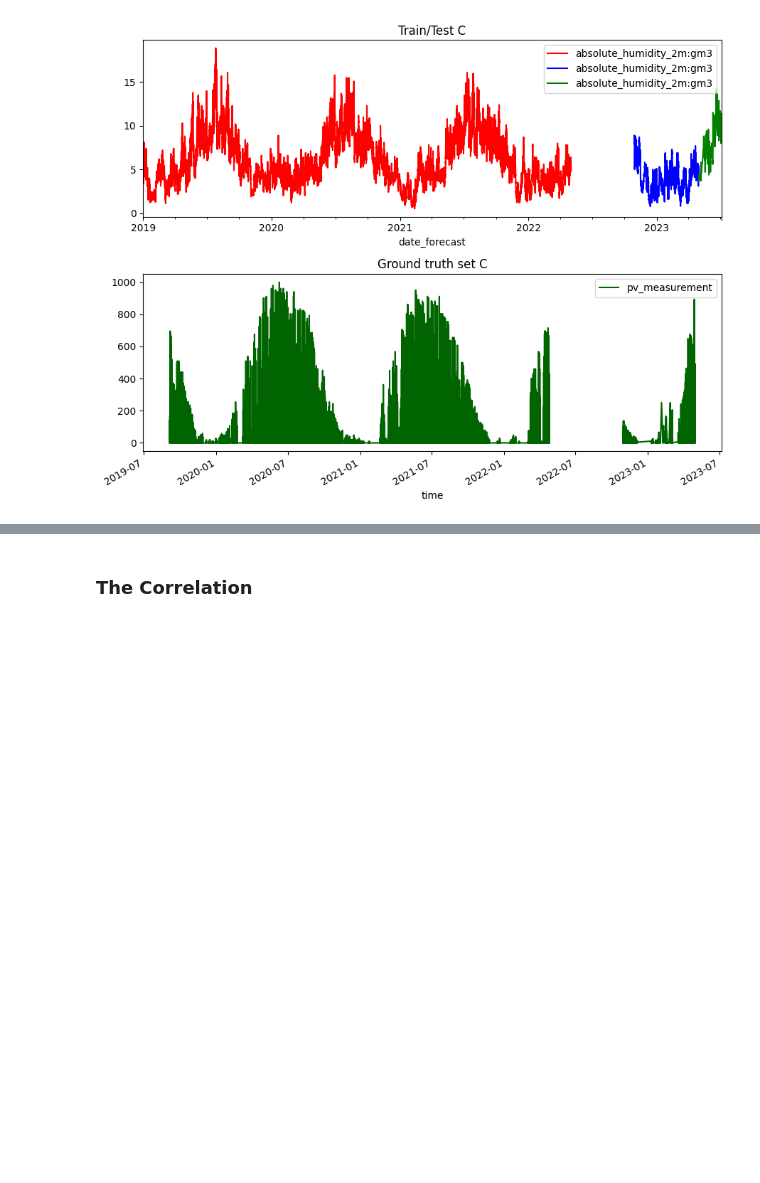
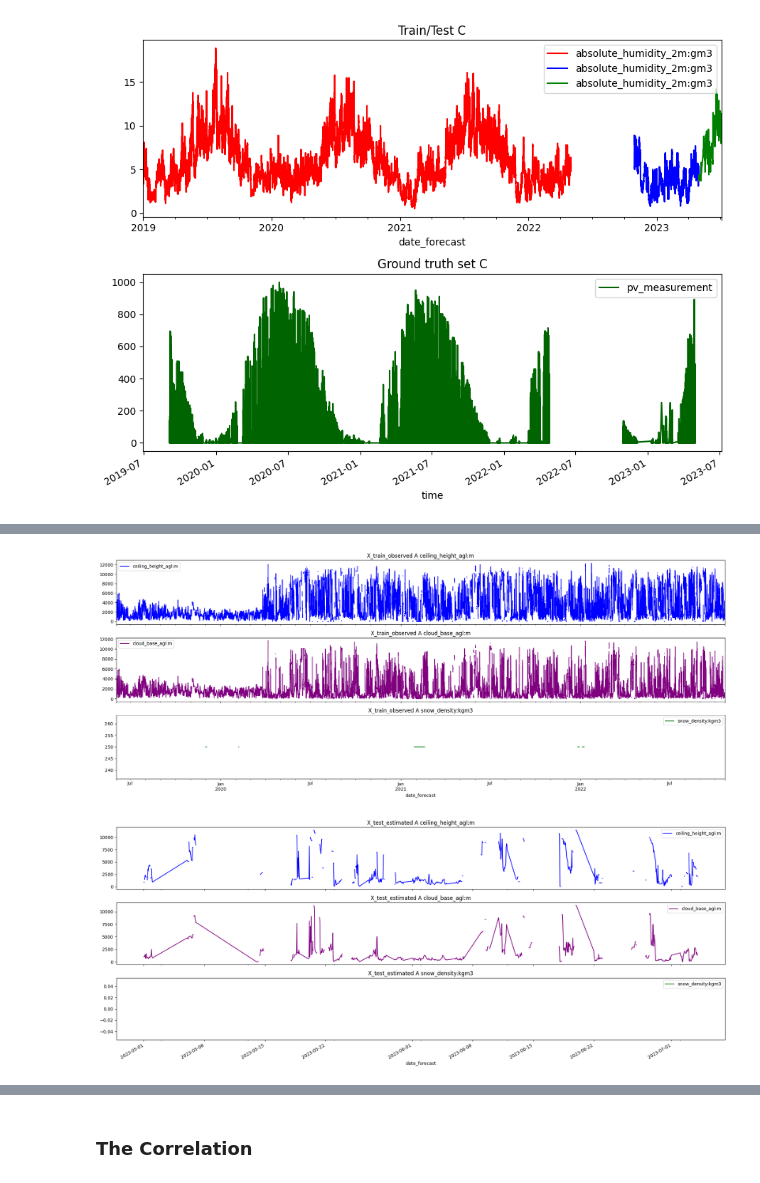
Before and after one commit to Myteck/TDT4173-Machine-Learning-Solar-Energy-Production-Forecasting, a Jupyter notebook: data/EDA_ML_GoosOnTheLoose.ipynb, the cells around one changed output, grey strips where cells are left out. Drawn from its saved outputs; the diff is of its cells as text; code cells hidden in the pictures; blank space fills up the shorter version.

```diff
--- a/data/EDA_ML_GoosOnTheLoose.ipynb
+++ b/data/EDA_ML_GoosOnTheLoose.ipynb
@@ -101,0 +224,31 @@ plt.tight_layout()
+# %%
+nan_feat = ['ceiling_height_agl:m', 'cloud_base_agl:m', 'snow_density:kgm3']
+
+def feat_plot(df: pd.DataFrame, name: str, nan_feat: list):
+    """
+    This function is intended to plot the data for a given set.
+    """
+    plt.rcParams['figure.figsize'] = [20, 8]
+    fig, axs = plt.subplots(3, 1, sharex=True)
+    colors = ['blue', 'purple', 'green']  # Add more colors as needed
+
+    for i, f in enumerate(nan_feat):
+        df[['date_forecast', f]].set_index('date_forecast').plot(ax=axs[i], title=f'{name} {f}', color=colors[i])
+
+    plt.tight_layout()
+
+
+feat_plot(X_train_observed_a, 'X_train_observed A', nan_feat)
+# feat_plot(X_train_observed_b, 'X_train_observed B', nan_feat)
+# feat_plot(X_train_observed_c, 'X_train_observed C', nan_feat)
+
+# feat_plot(X_train_estimated_a, 'X_train_estimated A', nan_feat)
+# feat_plot(X_train_estimated_b, 'X_train_estimated B', nan_feat)
+# feat_plot(X_train_estimated_c, 'X_train_estimated C', nan_feat)
+
+feat_plot(X_test_estimated_a, 'X_test_estimated A', nan_feat)
+# feat_plot(X_test_estimated_b, 'X_test_estimated B', nan_feat)
+# feat_plot(X_test_estimated_c, 'X_test_estimated C', nan_feat)
+# %% [output]
+[figure, added]
+[figure, added]
```
Also changed, not shown: parts of 14 cells of this notebook.
